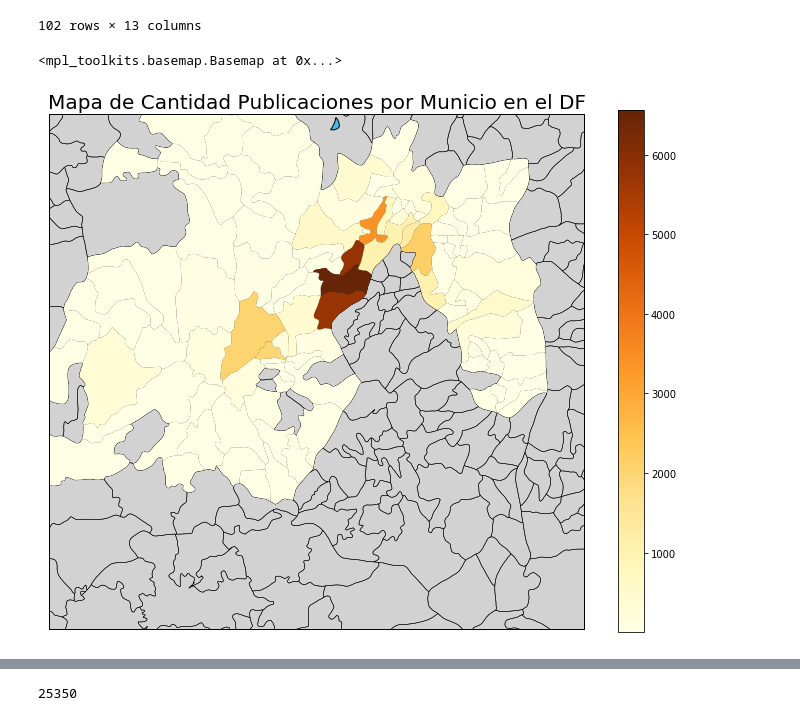
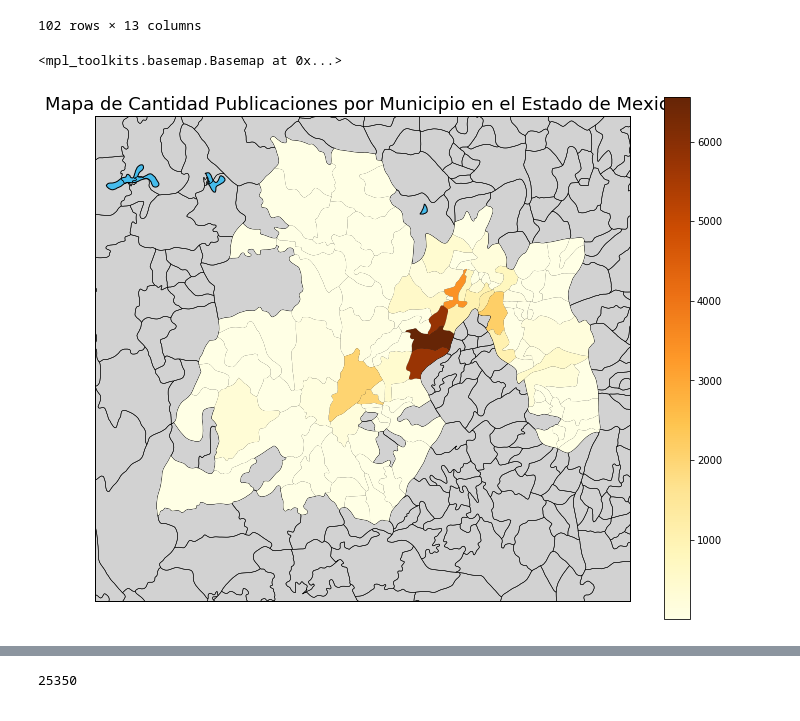
Before and after one commit to cessar5/7506_20192C, a Jupyter notebook: tp1.ipynb, the cells around one changed output, grey strips where cells are left out. Saved outputs shown, nothing was run; the diff lists cells and outputs as text; code cells hidden in the pictures.

Commit message:
Correcciones en Mapa de Ciudad de Mexico y DF

```diff
--- a/tp1.ipynb
+++ b/tp1.ipynb
@@ -1396,37 +1396,37 @@ dfCodEdoDeMexIso_mapa.sort_values(by='total' , ascending=True)
 102 rows × 13 columns
 # %%
 fig, ax = plt.subplots(figsize=(12,24))
-m5 = Basemap(projection = 'merc', llcrnrlat= 18.22, llcrnrlon= -100.35,
-            urcrnrlat= 19.98, urcrnrlon= -98.41, resolution='f')
+m5 = Basemap(projection = 'merc', llcrnrlat= 18.33, llcrnrlon= -100.75,
+            urcrnrlat= 20.33, urcrnrlon= -98.41, resolution='f')
 
 m5.drawmapboundary(fill_color='#DDEEFF') #46bcec
 m5.fillcontinents(color='#d2d2d2',lake_color='#46bcec')
 m5.drawcoastlines()
 m5.readshapefile('../data/shp/MEX_adm/MEX_adm2', 'areas')
 
 dfCodMexIso_mapa_grafico = pd.DataFrame({
         'shapes': [Polygon(np.array(shape), True) for shape in m5.areas],
         'area': [area['ID_2'] for area in  m5.areas_info]
     })
 
 dfCodMexIso_mapa_grafico = dfCodMexIso_mapa_grafico.merge(dfCodEdoDeMexIso_mapa, left_on='area' , right_on='ID_2', how='left')
 dfCodMexIso_mapa_grafico = dfCodMexIso_mapa_grafico[dfCodMexIso_mapa_grafico['NAME_1']=='México']
 
 cmap = plt.get_cmap('YlOrBr')
 pc = PatchCollection(dfCodMexIso_mapa_grafico.shapes, zorder=2)
 norm = Normalize()
 
 pc.set_facecolor(cmap(norm(dfCodMexIso_mapa_grafico['total'].fillna(0).values)))
 ax.add_collection(pc)
 
 mapper = matplotlib.cm.ScalarMappable(norm=norm, cmap=cmap)
 
 mapper.set_array(dfCodMexIso_mapa_grafico['total'])
 plt.colorbar(mapper, shrink=0.4)
-plt.title("Mapa de Cantidad Publicaciones por Municio en el DF", fontsize=20)
+plt.title("Mapa de Cantidad Publicaciones por Municipio en el Estado de Mexico", fontsize=18)
 
 m5
 # %% [output]
 <mpl_toolkits.basemap.Basemap at 0x...>
-[figure, old version]
+[figure, new version]
 # %%
```
Also changed, not shown: parts of 4 cells of this notebook.
